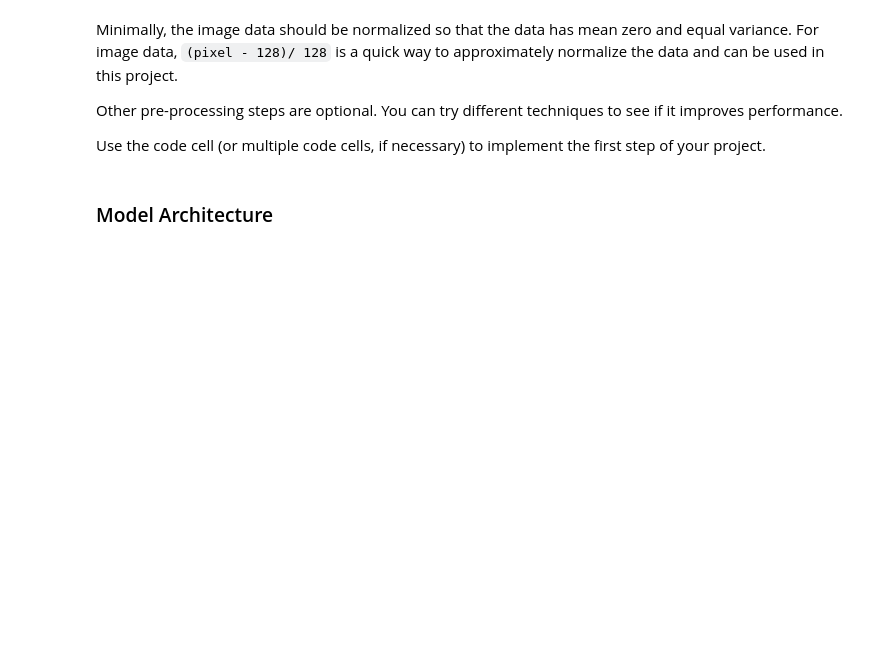
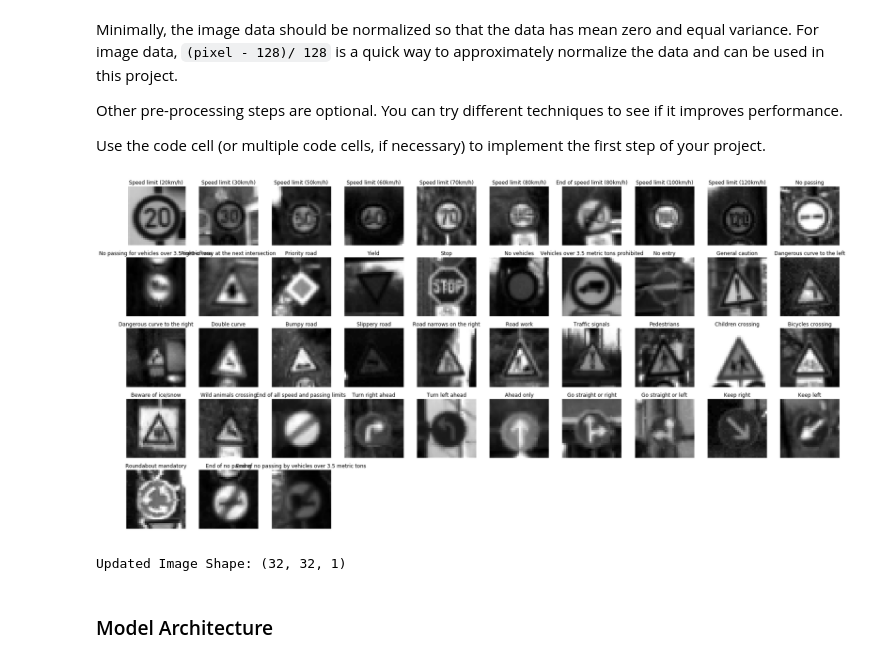
Before and after one commit to duvitech/CarND-Traffic-Sign-Classifier-Project, a Jupyter notebook: Traffic_Sign_Classifier.ipynb, the cells around one changed output. Cells and saved outputs as stored; diff of their text form; code cells hidden in the pictures; blank space fills up the shorter version.

```diff
--- a/Traffic_Sign_Classifier.ipynb
+++ b/Traffic_Sign_Classifier.ipynb
@@ -188,3 +182,61 @@ BATCH_SIZE = 128
+# %%
+### Preprocess the data here. It is required to normalize the data. Other preprocessing steps could include
+import tensorflow as tf
+import cv2
+from sklearn.model_selection import train_test_split
+from sklearn.utils import shuffle
+
+def gray_scale(X_input):
+    X_output = np.zeros((len(X_input),32,32,1))
+    for i in range(len(X_input)):
+        img = X_input[i].squeeze()
+        img=img.astype(np.uint8)
+        X_output[i,:,:,0] = cv2.cvtColor(img, cv2.COLOR_BGR2GRAY)
+    return X_output
+
+# Transform to gray
+X_train_gray = gray_scale(X_train)
+X_valid_gray = gray_scale(X_valid)
+X_test_gray = gray_scale(X_test)
+
+# show gray image ransform
+fig = plt.figure(figsize=(30, 30))
+classes_count = []
+
+labels, uniqueindices = np.unique(y_train, return_index=True)
+
+# Render one image from each of the classes
+labels = []
+with open( './signnames.csv', 'rt') as f:
+    reader = csv.reader(f)
+    labels = list(reader)
+
+    for i, val in enumerate(uniqueindices):
+        fig.add_subplot(10, 10, i+1)
+        plt.axis('off')
+        plt.title(labels[y_train[val]+1][1])
+        img = X_train_gray[y_train == i][0, :, :, :]
+        plt.imshow(img.squeeze(), cmap='gray')
+f.close()
+plt.show()
+
+# Normalize images to [0,1]
+X_train_norm= X_train_gray /255
+X_valid_norm= X_valid_gray /255
+X_test_norm= X_test_gray /255
+
+X_train_norm, X_validation, y_train, y_validation = train_test_split(X_train_norm, y_train, test_size=0.2, random_state=0)
+
+print("Updated Image Shape: {}".format(X_train_norm[0].shape))
+
+
+X_train_norm, y_train = shuffle(X_train_norm, y_train)
+
+EPOCHS = 22
+BATCH_SIZE = 128
+# %% [output]
+[figure, added]
+Updated Image Shape: (32, 32, 1)
 # %% [markdown]
 ### Model Architecture
 # %%
```
Also changed, not shown: parts of 10 cells of this notebook, 23 other files.
